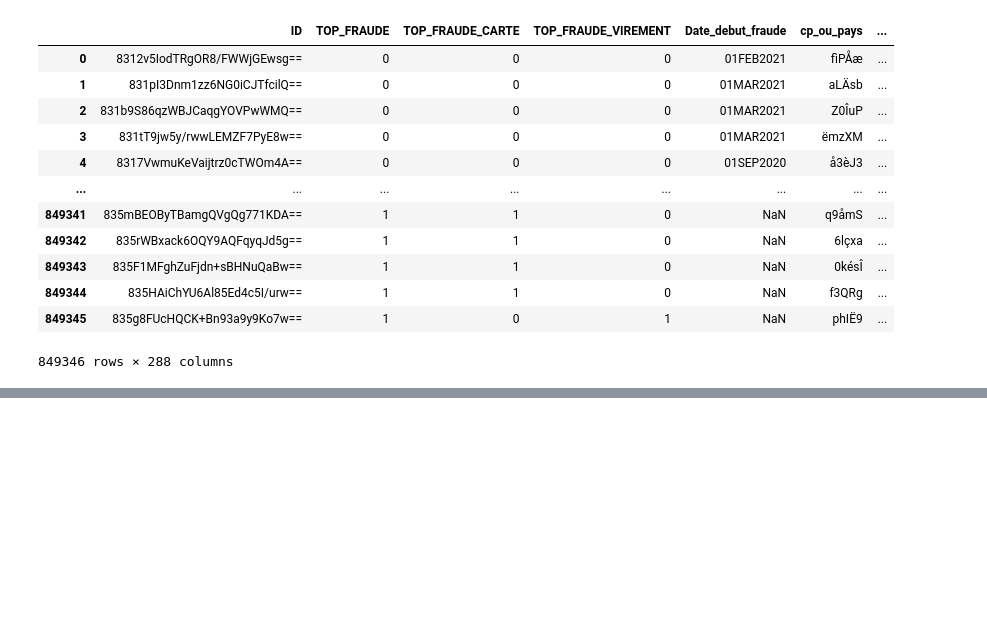
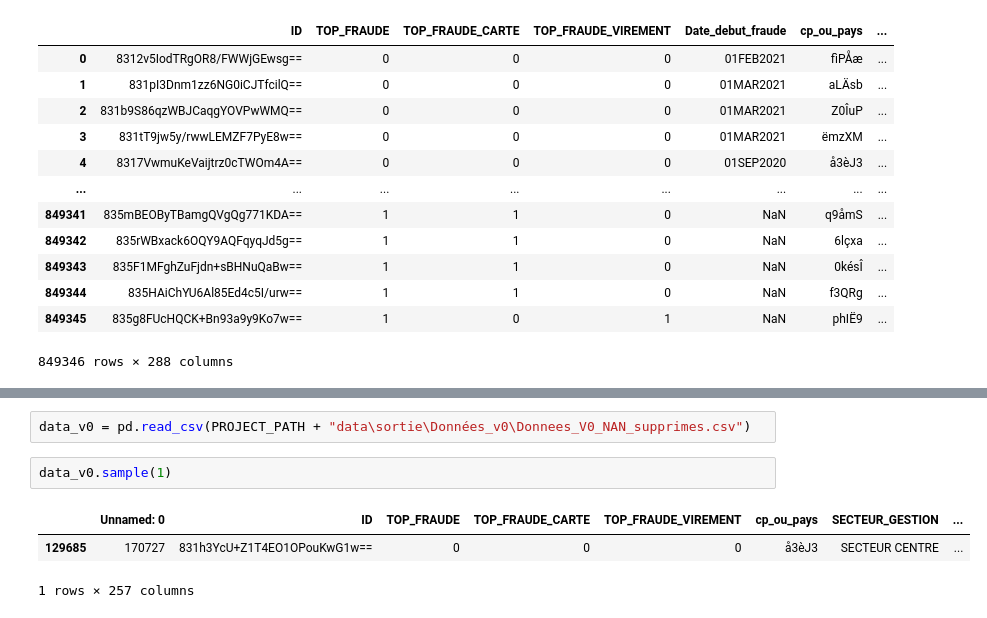
Before and after one commit to TheoVedis/ProjectInterPromo, a Jupyter notebook: dev/modelisation/code/theo/test.ipynb, the cells around one changed output, grey strips where cells are left out. Drawn from its saved outputs; the diff is of its cells as text; blank space fills up the shorter version.

```diff
--- a/dev/modelisation/code/theo/test.ipynb
+++ b/dev/modelisation/code/theo/test.ipynb
@@ -59,0 +95,8 @@ evaluation(np.random.randint(0, 1, size=len(data)), data)
+# %%
+data_v0 = pd.read_csv(PROJECT_PATH + "data\sortie\Données_v0\Donnees_V0_NAN_supprimes.csv")
+# %%
+data_v0.sample(1)
+# %% [output]
+|  | Unnamed: 0 | ID | TOP_FRAUDE | TOP_FRAUDE_CARTE | TOP_FRAUDE_VIREMENT | cp_ou_pays | SECTEUR_GESTION | ... |
+| 129685 | 170727 | 831h3YcU+Z1T4EO1OPouKwG1w== | 0 | 0 | 0 | å3èJ3 | SECTEUR CENTRE | ... |
+1 rows × 257 columns
```
Also changed, not shown: parts of 19 cells of this notebook.
